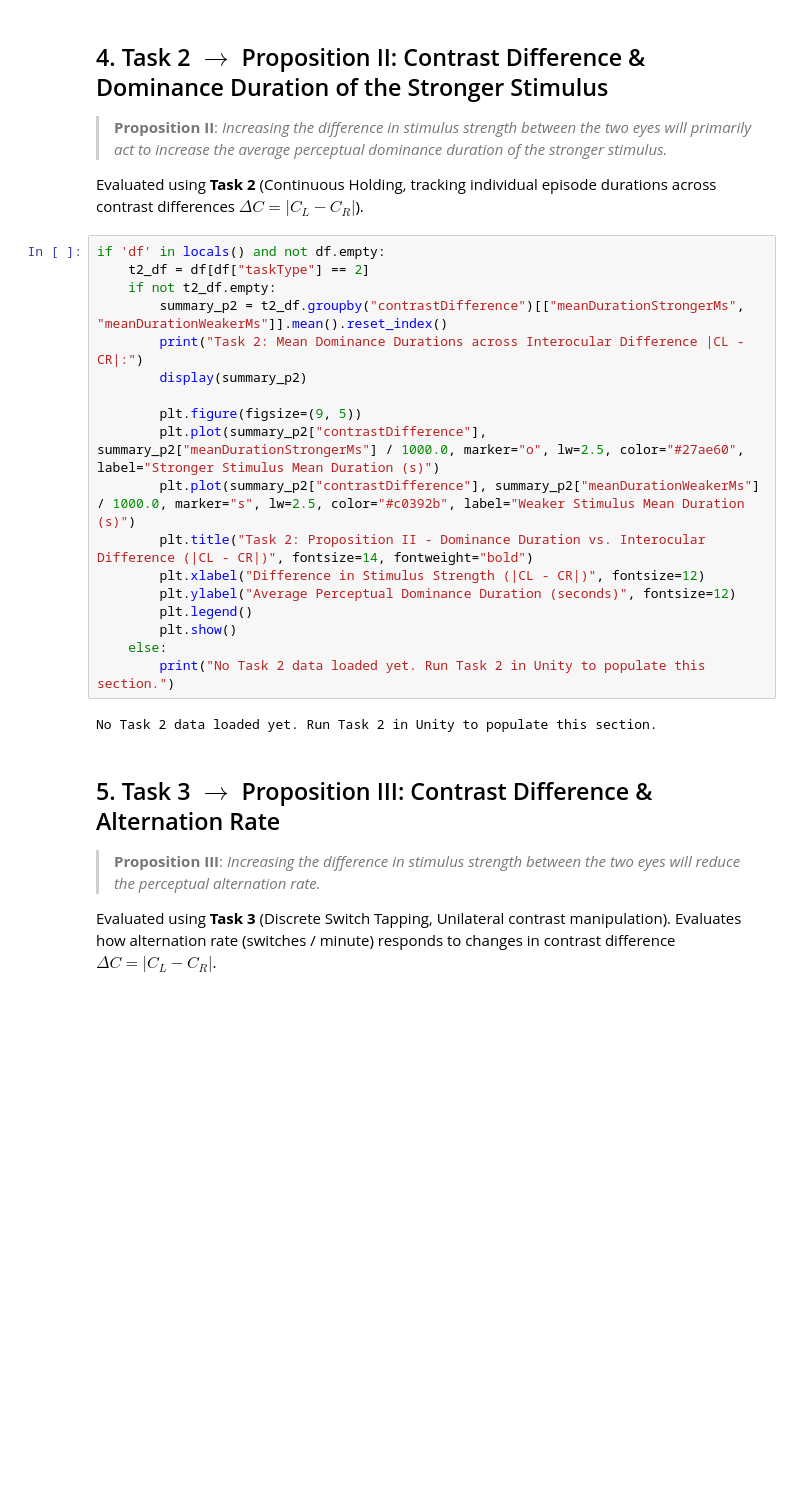
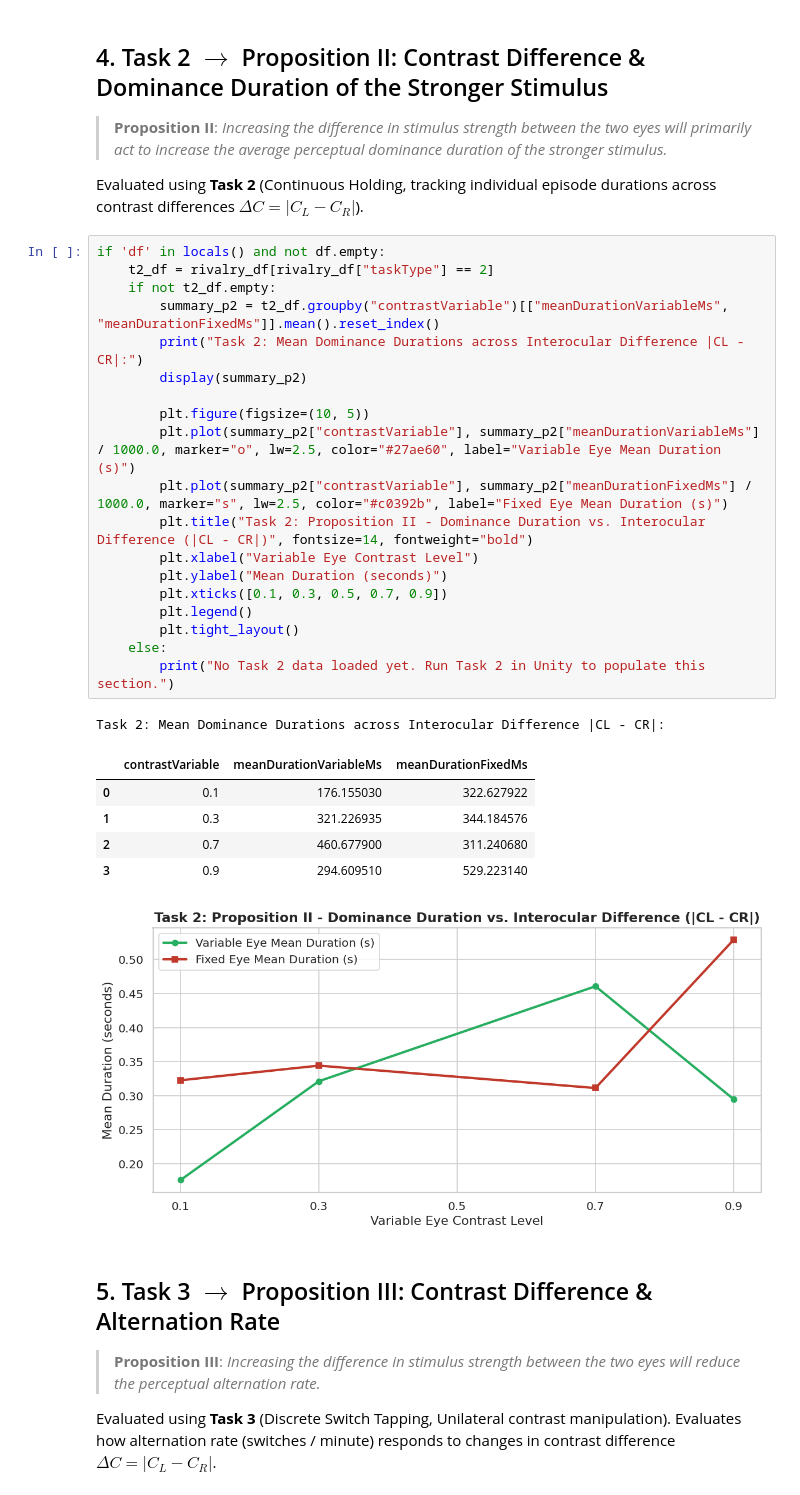
Before and after one commit to Its-Fate/vr-perceptual-experiment, a Jupyter notebook: Analysis/analysis.ipynb, the cells around one changed output. Cells and saved outputs as stored; diff of their text form; blank space fills up the shorter version.

```diff
--- a/Analysis/analysis.ipynb
+++ b/Analysis/analysis.ipynb
@@ -162,24 +153,31 @@ Task 1: Predominance vs. Variable Eye Contrast:
 Evaluated using **Task 2** (Continuous Holding, tracking individual episode durations across contrast differences $\Delta C = |C_L - C_R|$).
 # %%
 if 'df' in locals() and not df.empty:
-    t2_df = df[df["taskType"] == 2]
+    t2_df = rivalry_df[rivalry_df["taskType"] == 2]
     if not t2_df.empty:
-        summary_p2 = t2_df.groupby("contrastDifference")[["meanDurationStrongerMs", "meanDurationWeakerMs"]].mean().reset_index()
+        summary_p2 = t2_df.groupby("contrastVariable")[["meanDurationVariableMs", "meanDurationFixedMs"]].mean().reset_index()
         print("Task 2: Mean Dominance Durations across Interocular Difference |CL - CR|:")
         display(summary_p2)
 
-        plt.figure(figsize=(9, 5))
-        plt.plot(summary_p2["contrastDifference"], summary_p2["meanDurationStrongerMs"] / 1000.0, marker="o", lw=2.5, color="#27ae60", label="Stronger Stimulus Mean Duration (s)")
-        plt.plot(summary_p2["contrastDifference"], summary_p2["meanDurationWeakerMs"] / 1000.0, marker="s", lw=2.5, color="#c0392b", label="Weaker Stimulus Mean Duration (s)")
+        plt.figure(figsize=(10, 5))
+        plt.plot(summary_p2["contrastVariable"], summary_p2["meanDurationVariableMs"] / 1000.0, marker="o", lw=2.5, color="#27ae60", label="Variable Eye Mean Duration (s)")
+        plt.plot(summary_p2["contrastVariable"], summary_p2["meanDurationFixedMs"] / 1000.0, marker="s", lw=2.5, color="#c0392b", label="Fixed Eye Mean Duration (s)")
         plt.title("Task 2: Proposition II - Dominance Duration vs. Interocular Difference (|CL - CR|)", fontsize=14, fontweight="bold")
-        plt.xlabel("Difference in Stimulus Strength (|CL - CR|)", fontsize=12)
-        plt.ylabel("Average Perceptual Dominance Duration (seconds)", fontsize=12)
+        plt.xlabel("Variable Eye Contrast Level")
+        plt.ylabel("Mean Duration (seconds)")
+        plt.xticks([0.1, 0.3, 0.5, 0.7, 0.9])
         plt.legend()
-        plt.show()
+        plt.tight_layout()
     else:
         print("No Task 2 data loaded yet. Run Task 2 in Unity to populate this section.")
 # %% [output]
-No Task 2 data loaded yet. Run Task 2 in Unity to populate this section.
+Task 2: Mean Dominance Durations across Interocular Difference |CL - CR|:
+|  | contrastVariable | meanDurationVariableMs | meanDurationFixedMs |
+| 0 | 0.1 | 176.155030 | 322.627922 |
+| 1 | 0.3 | 321.226935 | 344.184576 |
+| 2 | 0.7 | 460.677900 | 311.240680 |
+| 3 | 0.9 | 294.609510 | 529.223140 |
+[figure, added]
 # %% [markdown]
 ## 5. Task 3 $\rightarrow$ Proposition III: Contrast Difference & Alternation Rate
 
```
Also changed, not shown: parts of 9 cells of this notebook, 13 other files.
